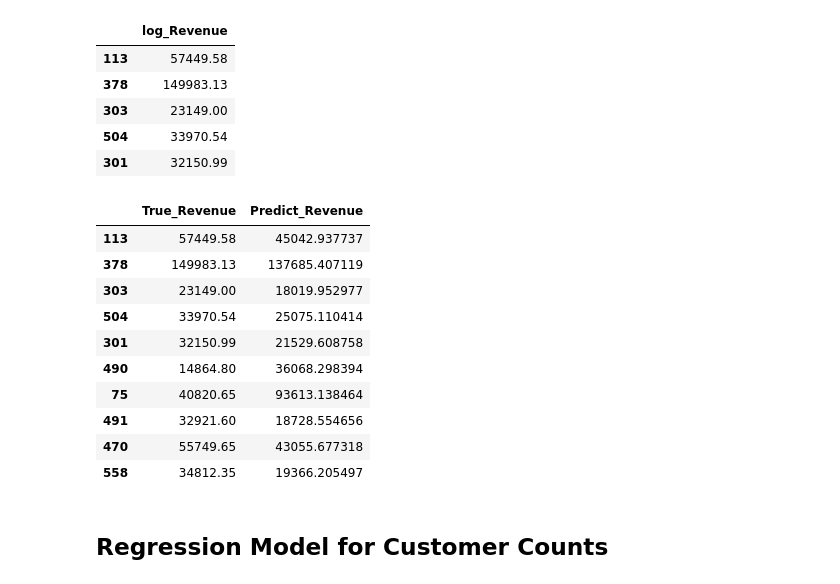
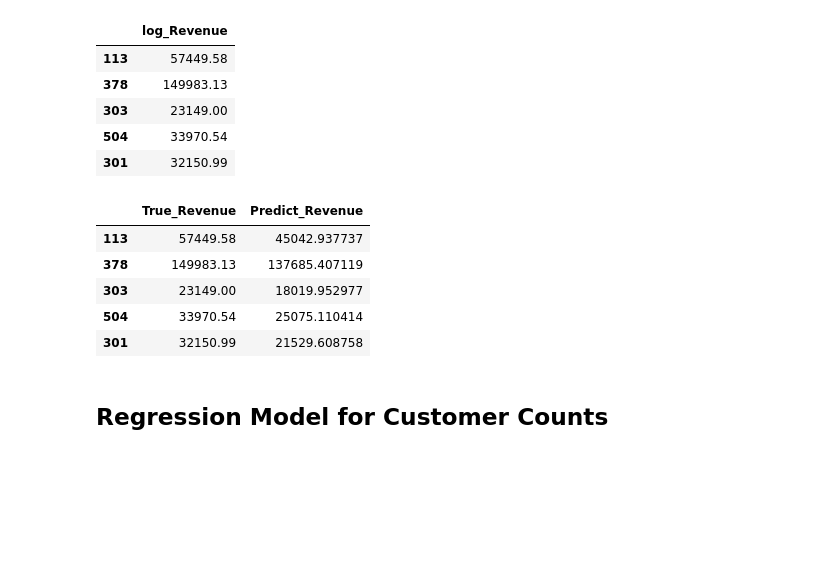
Before and after one commit to mag1219/MDAC, a Jupyter notebook: Final_model_Manqi-Ver4.ipynb, the cells around one changed output. Cells and saved outputs as stored; diff of their text form; code cells hidden in the pictures; blank space fills up the shorter version.

```diff
--- a/Final_model_Manqi-Ver4.ipynb
+++ b/Final_model_Manqi-Ver4.ipynb
@@ -264,19 +218,14 @@ df_hhh.head()
 # %%
 df_hhh['Predict_Revenue'] = y_pred_rescaled
 df_hhh = df_hhh.rename(columns = {'log_Revenue':'True_Revenue'})
-df_hhh.head(n=10)
+df_hhh.head()
 # %% [output]
 |  | True_Revenue | Predict_Revenue |
 | 113 | 57449.58 | 45042.937737 |
 | 378 | 149983.13 | 137685.407119 |
 | 303 | 23149.00 | 18019.952977 |
 | 504 | 33970.54 | 25075.110414 |
 | 301 | 32150.99 | 21529.608758 |
-| 490 | 14864.80 | 36068.298394 |
-| 75 | 40820.65 | 93613.138464 |
-| 491 | 32921.60 | 18728.554656 |
-| 470 | 55749.65 | 43055.677318 |
-| 558 | 34812.35 | 19366.205497 |
 # %%
 df_hhh.to_csv('train_revenue_result_ver4.csv', index=True)
 # %% [markdown]
```
Also changed, not shown: parts of 3 cells of this notebook.
